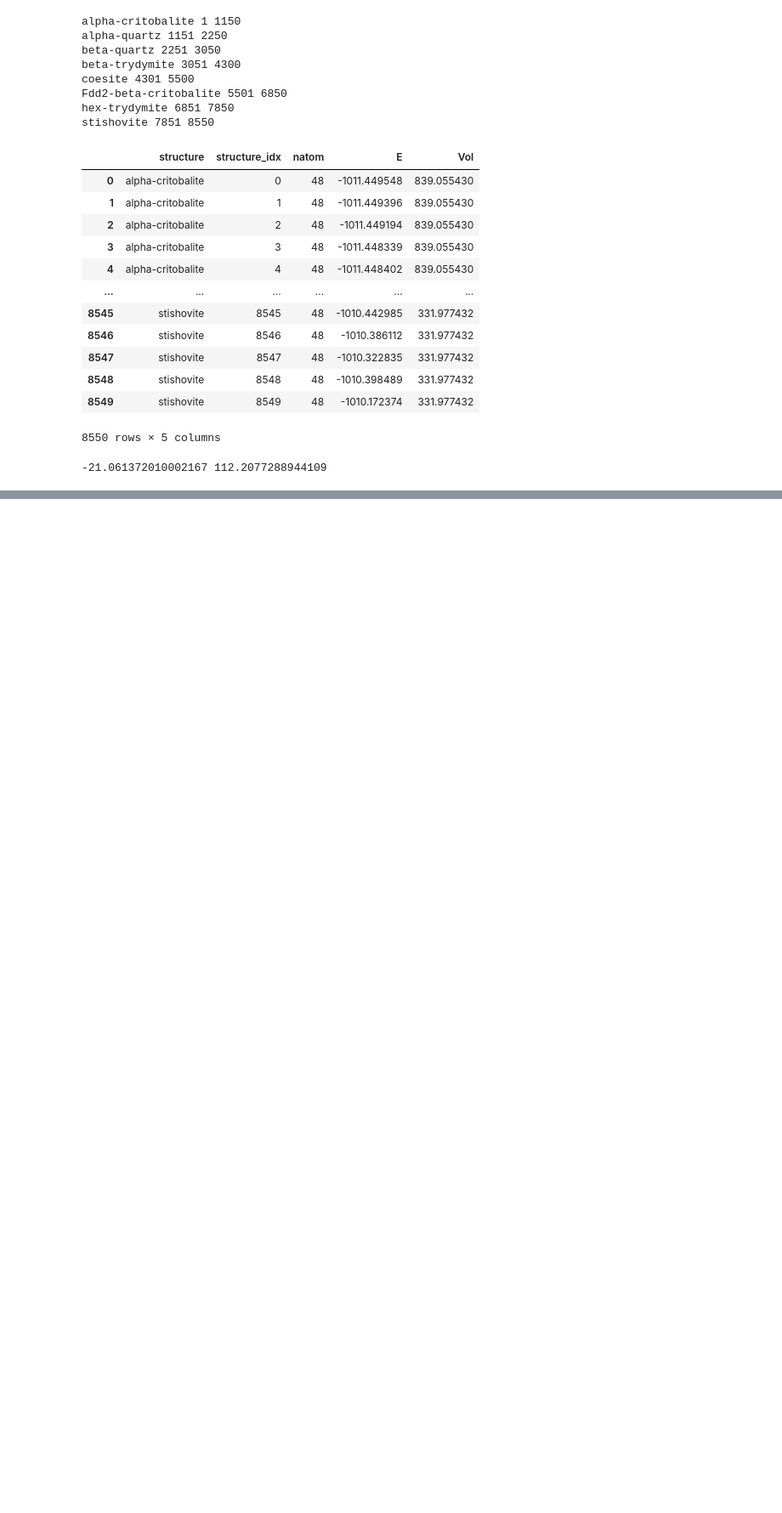
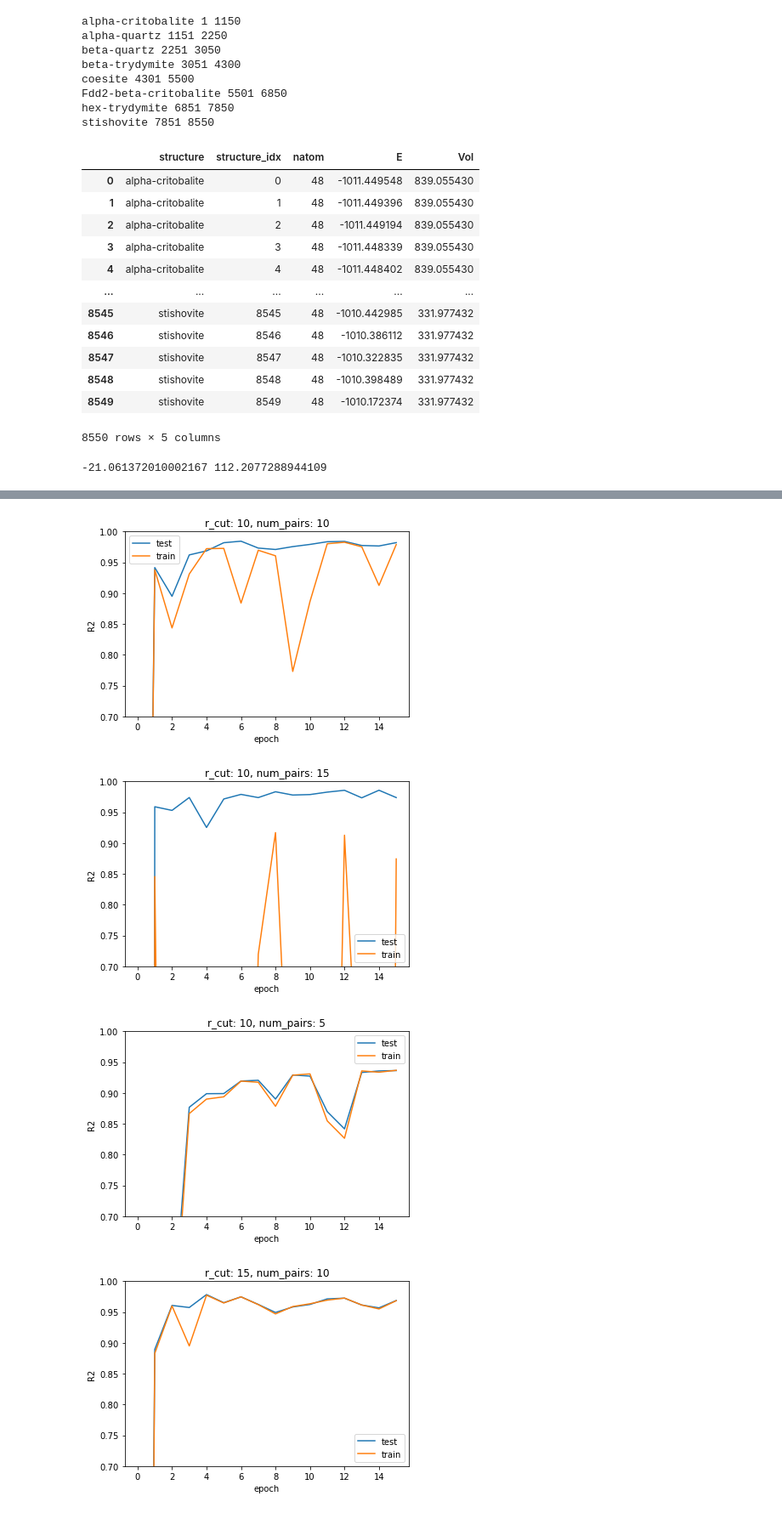
Before and after one commit to y1u0d2a1i/Research, a Jupyter notebook: scripts/wip/test.ipynb, the cells around one changed output, grey strips where cells are left out. Shown: that part at 85% size. Drawn from its saved outputs; the diff is of its cells as text; code cells hidden in the pictures; blank space fills up the shorter version.

Commit message:
trainingflow作成

```diff
--- a/scripts/wip/test.ipynb
+++ b/scripts/wip/test.ipynb
@@ -90,0 +93,34 @@ plt.scatter(df_test_new[df_test_new.structure == 'beta-quartz'].Vol, df_test_new
+# %%
+import os
+import pandas as pd
+import numpy as np
+import glob
+import matplotlib.pyplot as plt
+dir_path = '/Users/y1u0d2/Desktop/Lab/result/nnp-train/two-body/for_angular'
+dirs = glob.glob(f'{dir_path}/nnp*')
+dirs.sort()
+
+for directory in dirs:
+    r_cut = directory.split('/')[-1].split('_')[1]
+    num_pairs = directory.split('/')[-1].split('_')[-1]
+    if os.path.exists(f'{directory}/analyze/score.csv'):
+        df = pd.read_csv(f'{directory}/analyze/score.csv')
+        df['r_cut'] = r_cut
+        df['num_pairs'] = num_pairs
+        df_test = df[df.type == 'test']
+        df_train = df[df.type == 'train']
+
+        fig = plt.figure(figsize=(6,4))
+        plt.title(f'r_cut: {r_cut}, num_pairs: {num_pairs}')
+        plt.ylim(0.7, 1)
+        plt.xlabel('epoch')
+        plt.ylabel('R2')
+        plt.plot(df_test.epoch, df_test.R2, label="test")
+        plt.plot(df_train.epoch, df_train.R2, label="train")
+        plt.legend()
+        # fig.savefig(f'{dir_path}/pic/wip/r_cut-{r_cut}_pairs-{num_pairs}.png')
+# %% [output]
+[figure, added]
+[figure, added]
+[figure, added]
+[figure, added]
```
Also changed, not shown: parts of 13 cells of this notebook, 2 other files.
